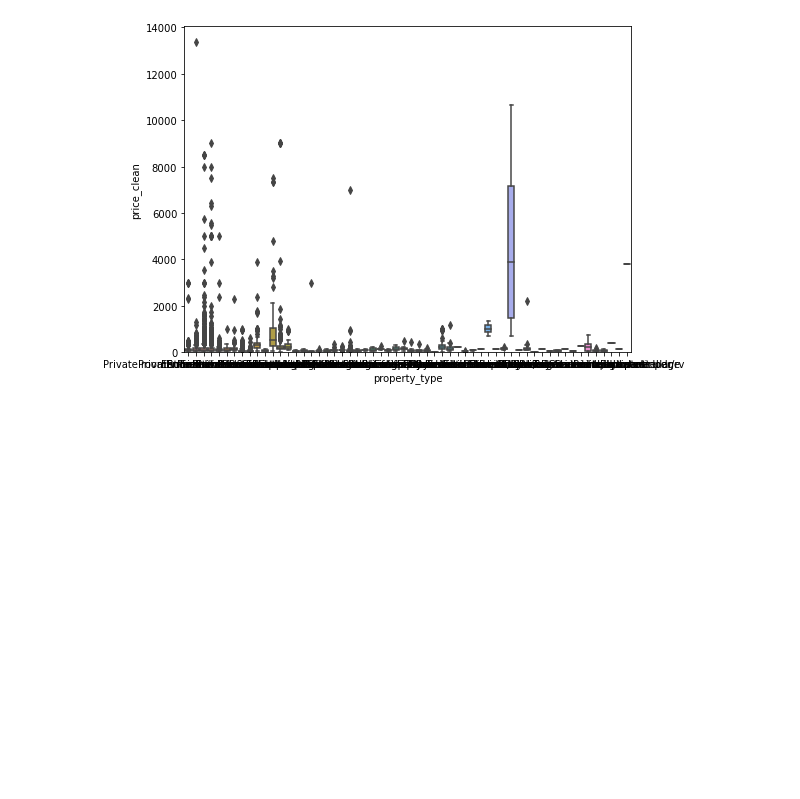
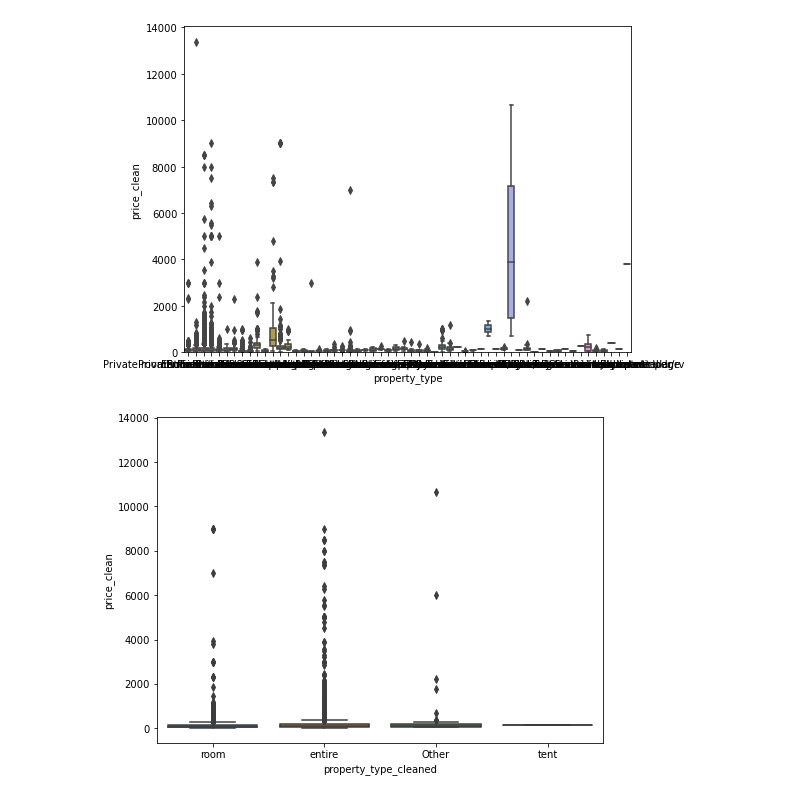
Before and after one commit to Aleaume/Udactiy_DataSc_P1, a Jupyter notebook: Data_Exploration.ipynb, the cells around one changed output. Saved outputs shown, nothing was run; the diff lists cells and outputs as text; code cells hidden in the pictures; blank space fills up the shorter version.

```diff
--- a/Data_Exploration.ipynb
+++ b/Data_Exploration.ipynb
@@ -182,0 +263,17 @@ list_amenities
+# %%
+check_property_types =['entire','room','tent']
+
+df3 = df.copy()
+df3 = df3[['property_type']]
+df3['property_type_cleaned'] = 'Other'
+
+for ind in df.index:
+
+    new_list = (df['property_type'][ind]).split(" ")
+    for word in new_list:
+        word = word.lower()
+        if word in check_property_types:
+            df3.at[ind,'property_type_cleaned'] = word
+
+#found_amenities
+df3.head()
@@ -281,3 +411,11 @@ fig.axis(ymin=0)
 # %% [output]
 (-0.5, 57.5, 0.0, 14043.3)
 [figure]
+# %%
+df3['price_clean'] = df['price_clean']
+var = 'property_type_cleaned'
+data = pd.concat([df3['price_clean'],df3[var]], axis=1)
+f, ax = plt.subplots(figsize=(8,6))
+fig = sns.boxplot(x=var,y="price_clean",data=data)
+# %% [output]
+[figure, added]
```
Also changed, not shown: parts of 13 cells of this notebook, 5 other files.
